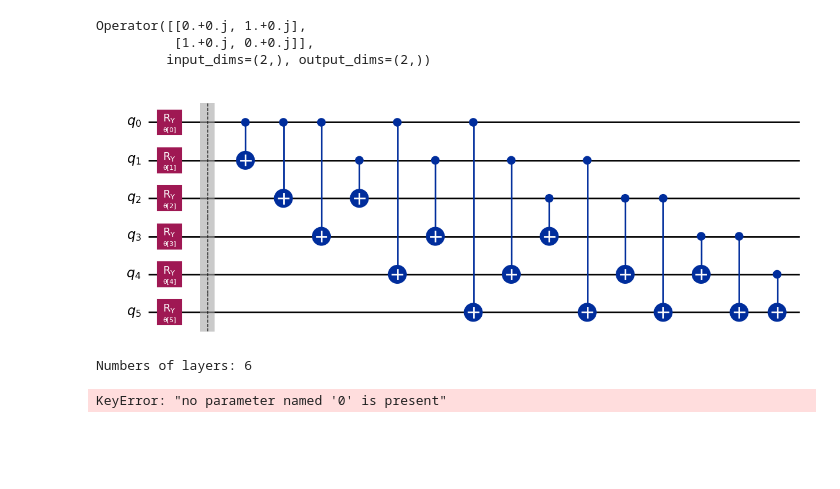
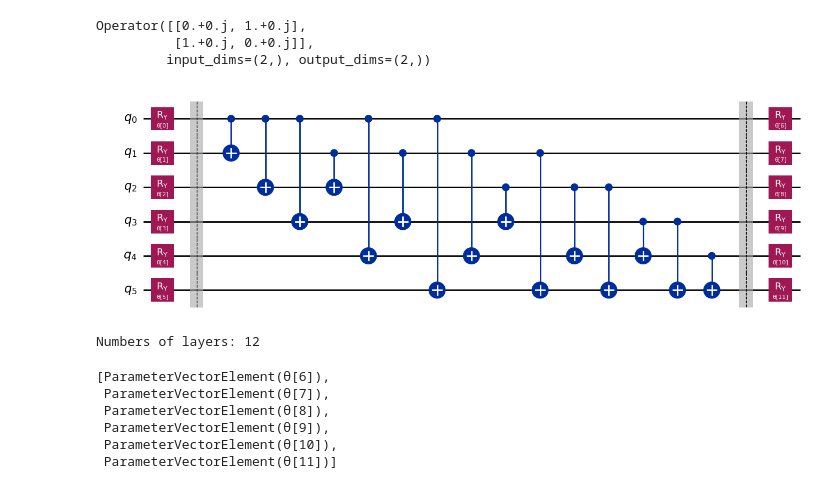
Before and after one commit to fdamore/QK, a Jupyter notebook: notebooks/validation.ipynb, the cells around one changed output. Cells and saved outputs as stored; diff of their text form; code cells hidden in the pictures; blank space fills up the shorter version.

```diff
--- a/notebooks/validation.ipynb
+++ b/notebooks/validation.ipynb
@@ -203,25 +203,30 @@ Operator([[0.+0.j, 1.+0.j],
 # %%
 from qiskit.circuit.library import TwoLocal
 
 n_qubits = 6
 n_layers = 1
 #circuit = TwoLocal(n_qubits, 'ry', 'cx', 'linear', reps=n_layers)
 twl = TwoLocal(n_qubits,
                    rotation_blocks='ry',
                    entanglement_blocks='cx',
                    entanglement='full',
                    reps=n_layers,
-                   insert_barriers=True, skip_final_rotation_layer=True)
+                   insert_barriers=True, skip_final_rotation_layer=False)
 
 display(twl.decompose().draw('mpl'))
 
 
 num_pars = len(twl.parameters)
 print(f'Numbers of layers: {num_pars}')
 # %% [output]
-[figure, old version]
+[figure, new version]
-Numbers of layers: 6
+Numbers of layers: 12
 # %%
-twl.parameters
+twl.parameters[6:]
 # %% [output]
-KeyError: "no parameter named '0' is present"
+[ParameterVectorElement(θ[6]),
+ ParameterVectorElement(θ[7]),
+ ParameterVectorElement(θ[8]),
+ ParameterVectorElement(θ[9]),
+ ParameterVectorElement(θ[10]),
+ ParameterVectorElement(θ[11])]
```
Also changed, not shown: 1 other file.
